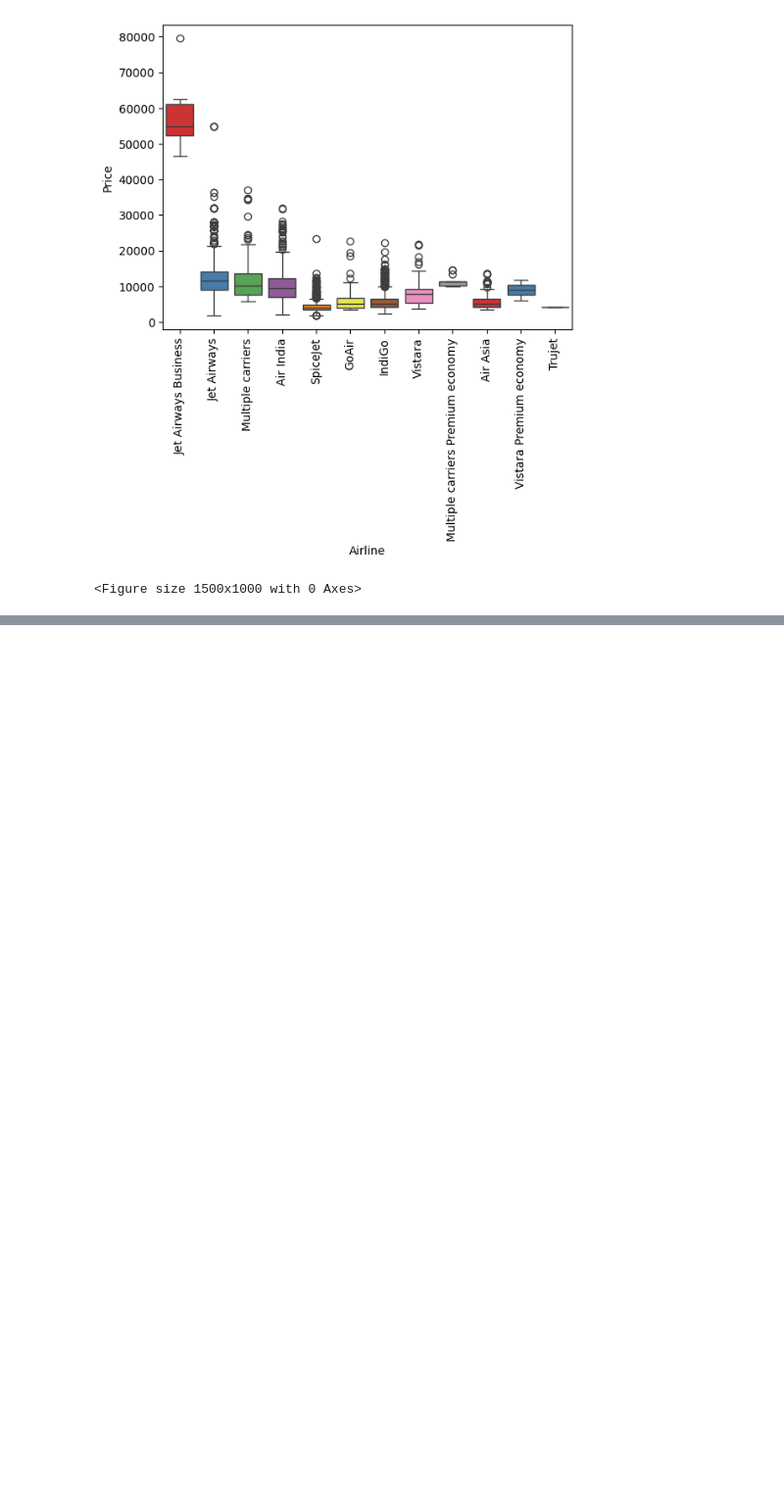
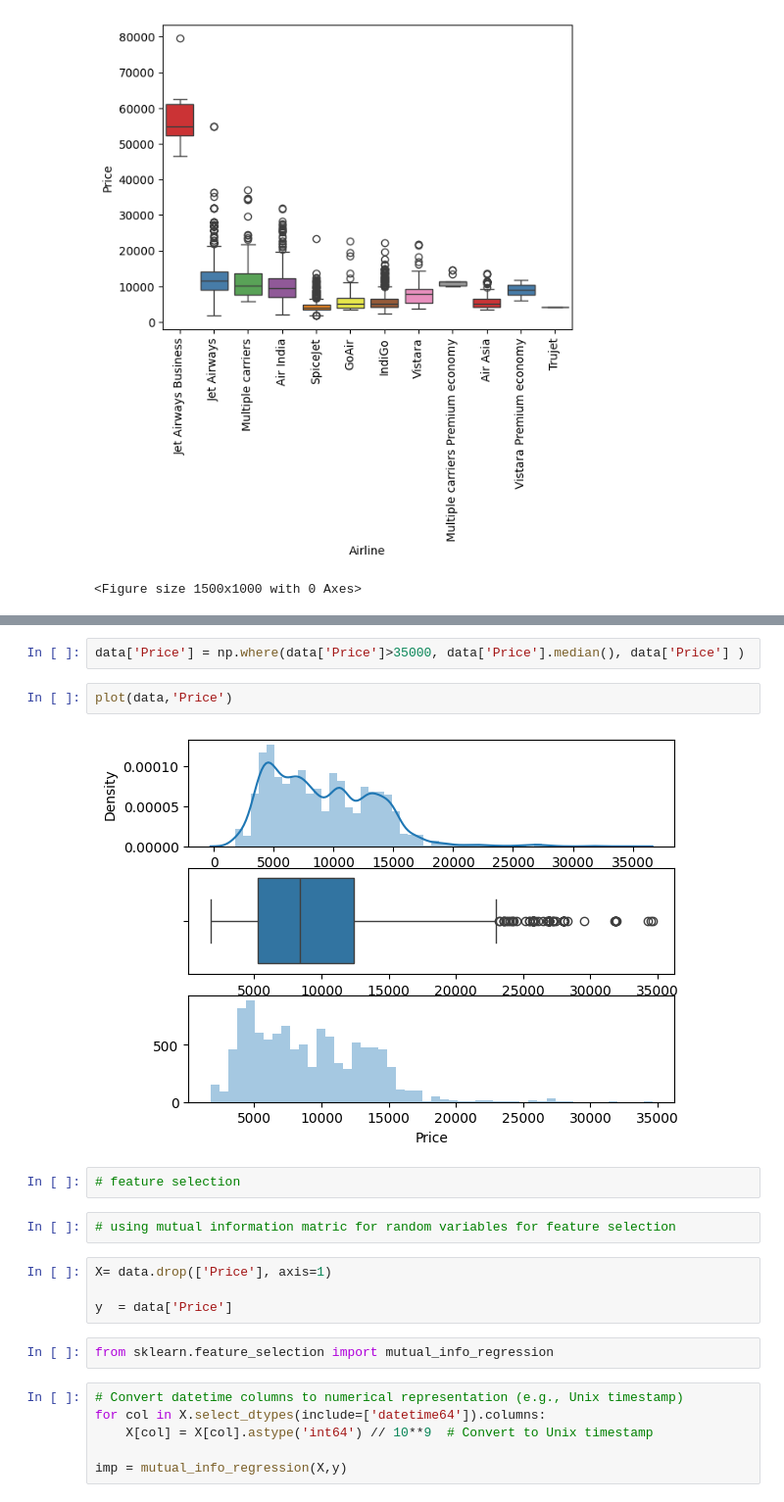
Before and after one commit to skhanduri79/Predicting-Flight-prices, a Jupyter notebook: fligth_prices_prediction.ipynb, the cells around one changed output, grey strips where cells are left out. Shown at 98% size. Cells and saved outputs as stored; diff of their text form; blank space fills up the shorter version.

```diff
--- a/fligth_prices_prediction.ipynb
+++ b/fligth_prices_prediction.ipynb
@@ -402,0 +622,22 @@ plt.show()
+# %%
+data['Price'] = np.where(data['Price']>35000, data['Price'].median(), data['Price'] )
+# %%
+plot(data,'Price')
+# %% [output]
+[figure, added]
+# %%
+# feature selection
+# %%
+# using mutual information matric for random variables for feature selection
+# %%
+X= data.drop(['Price'], axis=1)
+
+y  = data['Price']
+# %%
+from sklearn.feature_selection import mutual_info_regression
+# %%
+# Convert datetime columns to numerical representation (e.g., Unix timestamp)
+for col in X.select_dtypes(include=['datetime64']).columns:
+    X[col] = X[col].astype('int64') // 10**9  # Convert to Unix timestamp
+
+imp = mutual_info_regression(X,y)
```
Also changed, not shown: parts of 87 cells of this notebook.
